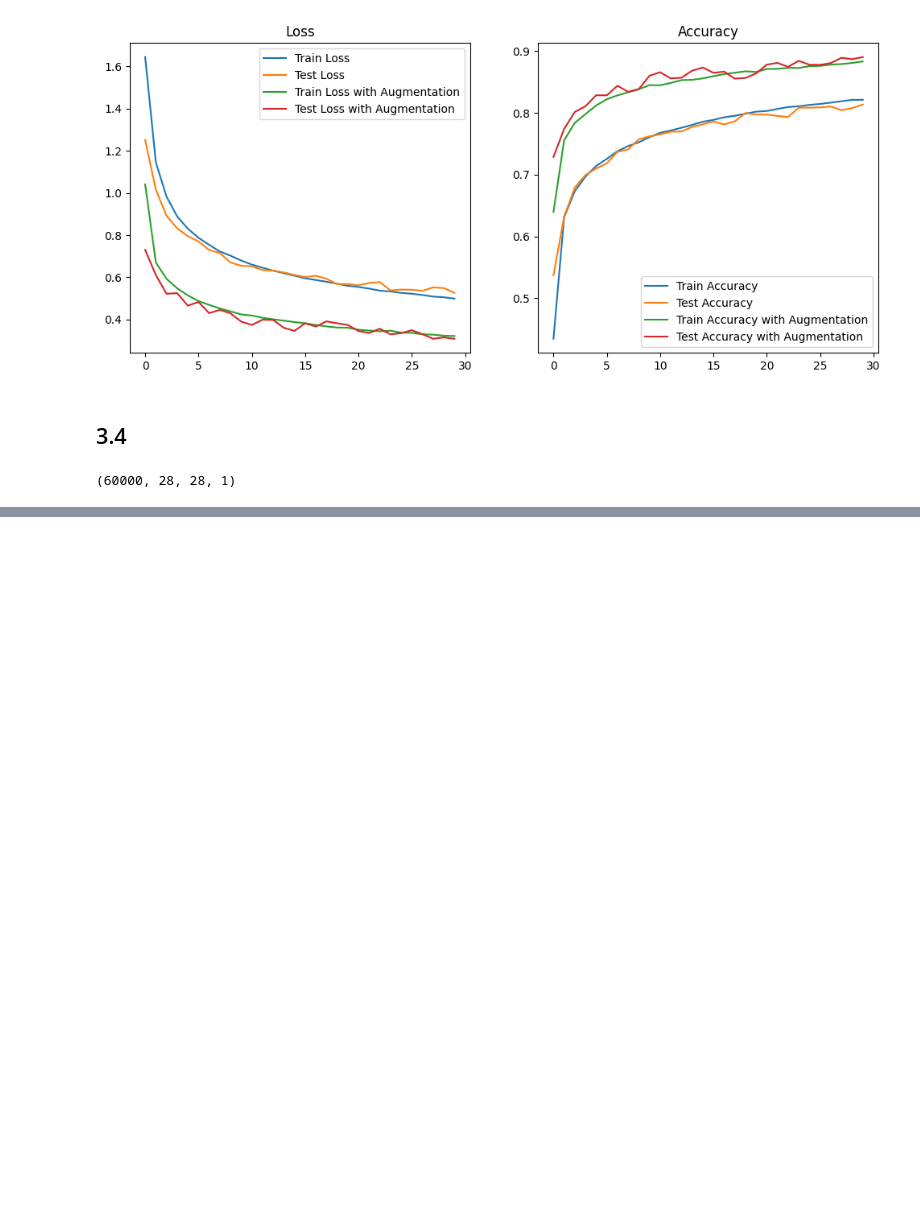
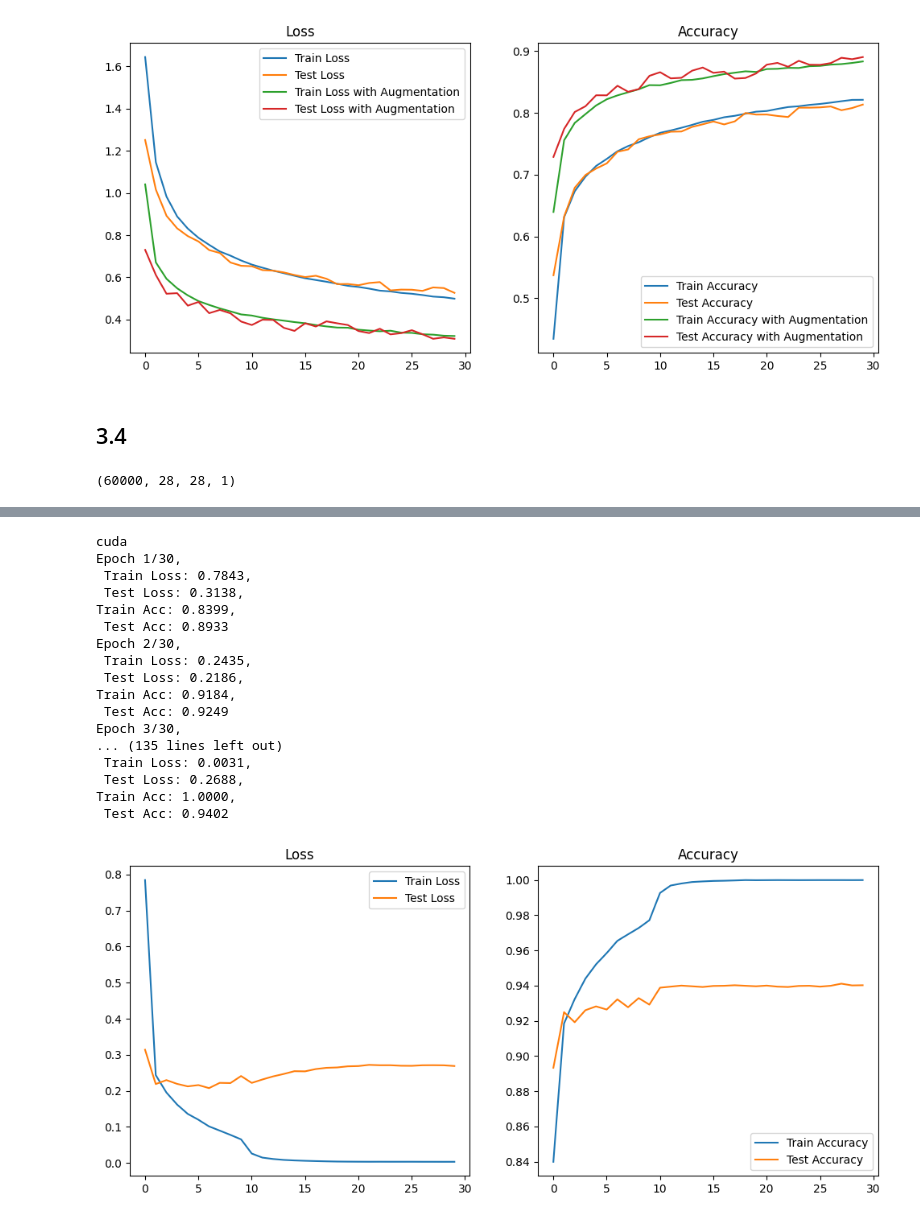
Before and after one commit to Vulturul2k/ML_project, a Jupyter notebook: fashion2.ipynb, the cells around one changed output, grey strips where cells are left out. Drawn from its saved outputs; the diff is of its cells as text; code cells hidden in the pictures; blank space fills up the shorter version.

```diff
--- a/fashion2.ipynb
+++ b/fashion2.ipynb
@@ -744,3 +686,64 @@ plt.title('Accuracy')
 plt.legend()
 
 plt.show()
+# %%
+from cifar10_models.resnet import resnet18
+
+model = resnet18(pretrained=True)
+
+num_classes = len(labels)
+model.fc = nn.Linear(model.fc.in_features, num_classes)
+
+optimizer = optim.SGD(filter(lambda p: p.requires_grad, model.parameters()), lr=0.001, momentum=0.9)
+scheduler = optim.lr_scheduler.StepLR(optimizer, step_size=10, gamma=0.1)
+DATA_MEAN = (0.5, 0.5, 0.5)
+DATA_STD = (0.5, 0.5, 0.5)
+
+transform = transforms.Compose([
+    transforms.Grayscale(num_output_channels=3),
+    transforms.ToTensor(),
+    transforms.Normalize(DATA_MEAN, DATA_STD)
+])
+
+train_dataset = torchvision.datasets.FashionMNIST(root='./data', train=True, download=True, transform=transform)
+test_dataset = torchvision.datasets.FashionMNIST(root='./data', train=False, download=True, transform=transform)
+
+train_loader = DataLoader(train_dataset, batch_size=64, shuffle=True)
+test_loader = DataLoader(test_dataset, batch_size=64, shuffle=False)
+
+train_losses, test_losses, train_accuracies, test_accuracies, device = train_model(model, train_loader, test_loader, num_epochs=30, lr=0.0001, optimizer=optimizer, scheduler=scheduler)
+
+
+plt.figure(figsize=(12, 5))
+plt.subplot(1, 2, 1)
+plt.plot(train_losses, label='Train Loss')
+plt.plot(test_losses, label='Test Loss')
+plt.title('Loss')
+plt.legend()
+
+plt.subplot(1, 2, 2)
+plt.plot(train_accuracies, label='Train Accuracy')
+plt.plot(test_accuracies, label='Test Accuracy')
+plt.title('Accuracy')
+plt.legend()
+
+plt.show()
+# %% [output]
+cuda
+Epoch 1/30,
+ Train Loss: 0.7843,
+ Test Loss: 0.3138,
+Train Acc: 0.8399,
+ Test Acc: 0.8933
+Epoch 2/30,
+ Train Loss: 0.2435,
+ Test Loss: 0.2186,
+Train Acc: 0.9184,
+ Test Acc: 0.9249
+Epoch 3/30,
+... (135 lines left out)
+ Train Loss: 0.0031,
+ Test Loss: 0.2688,
+Train Acc: 1.0000,
+ Test Acc: 0.9402
+[figure, added]
```
Also changed, not shown: parts of 10 cells of this notebook, 3 other files.
